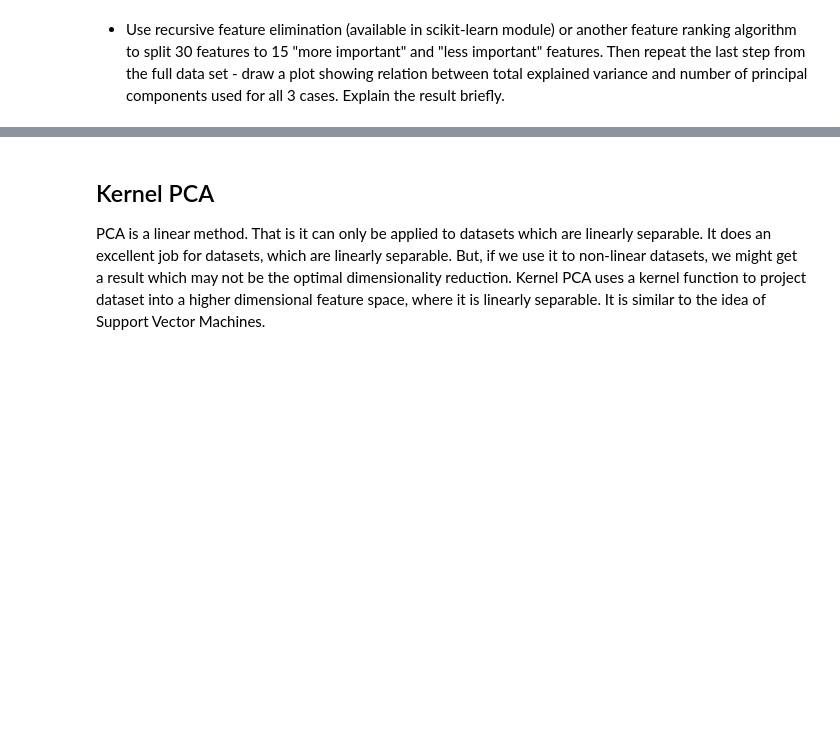
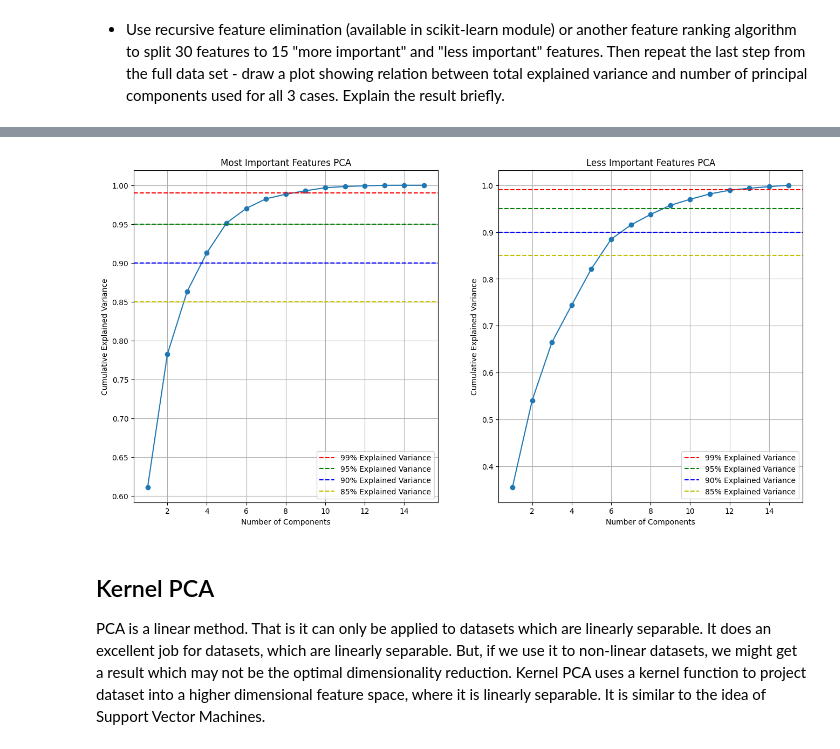
Before and after one commit to MatiPl01/large-datasets-visualization, a Jupyter notebook: lab1/pca_kernelpca_lab.ipynb, the cells around one changed output, grey strips where cells are left out. Cells and saved outputs as stored; diff of their text form; code cells hidden in the pictures; blank space fills up the shorter version.

```diff
--- a/lab1/pca_kernelpca_lab.ipynb
+++ b/lab1/pca_kernelpca_lab.ipynb
@@ -379,3 +355,29 @@ plt.show()
+# %%
+fig, ax = plt.subplots(1, 2, figsize=(16, 8))
+
+def plot_variance_ratio(pca, ax):
+    total_explained_variance = pca.explained_variance_ratio_.cumsum()
+    number_of_components = np.arange(1, len(total_explained_variance) + 1)
+
+    ax.plot(number_of_components, total_explained_variance, marker='o', linestyle='-')
+    ax.set_xlabel('Number of Components')
+    ax.set_ylabel('Cumulative Explained Variance')
+    ax.grid(True)
+    ax.axhline(y=0.99, color='r', linestyle='--', label='99% Explained Variance')
+    ax.axhline(y=0.95, color='g', linestyle='--', label='95% Explained Variance')
+    ax.axhline(y=0.90, color='b', linestyle='--', label='90% Explained Variance')
+    ax.axhline(y=0.85, color='y', linestyle='--', label='85% Explained Variance')
+    ax.legend(loc='best')
+
+plot_variance_ratio(more_important_pca, ax[0])
+ax[0].set_title('Most Important Features PCA')
+
+plot_variance_ratio(less_important_pca, ax[1])
+ax[1].set_title('Less Important Features PCA')
+
+plt.show()
+# %% [output]
+[figure, added]
 # %% [markdown]
 ## Kernel PCA
 
```
Also changed, not shown: parts of 25 cells of this notebook.
